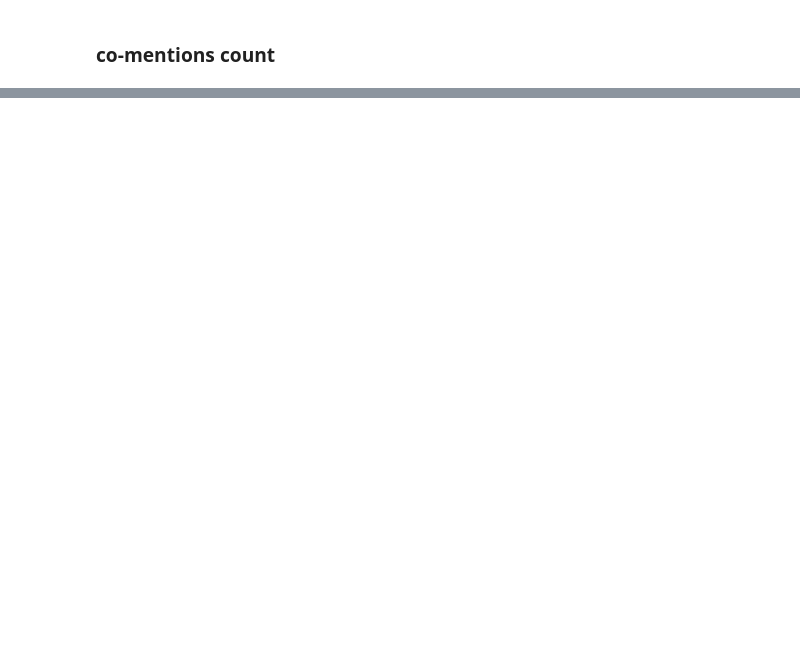
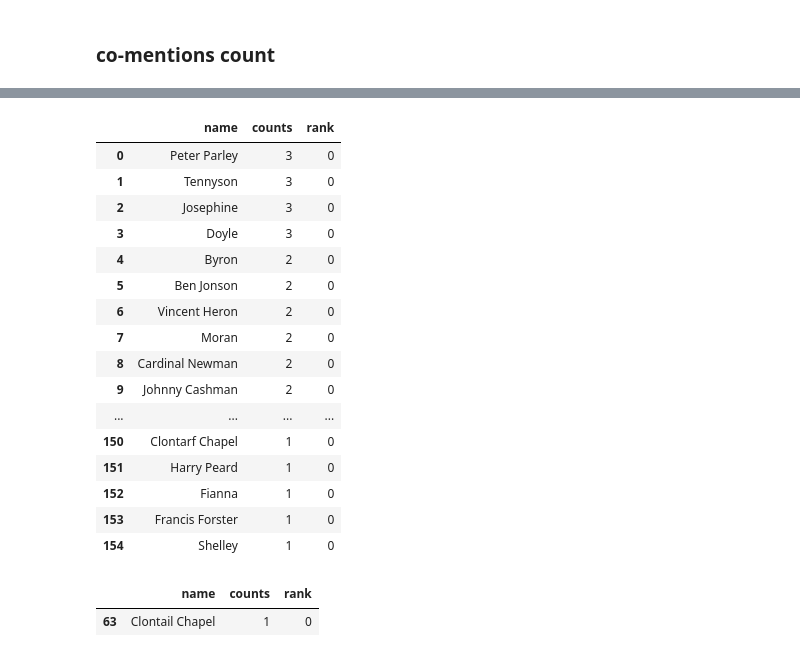
Before and after one commit to encoder-90/IdentricsSolution, a Jupyter notebook: Jupyter Notebook/Notebook Book Assignment.ipynb, the cells around one changed output, grey strips where cells are left out. Saved outputs shown, nothing was run; the diff lists cells and outputs as text; code cells hidden in the pictures; blank space fills up the shorter version.

```diff
--- a/Jupyter Notebook/Notebook Book Assignment.ipynb
+++ b/Jupyter Notebook/Notebook Book Assignment.ipynb
@@ -925,0 +823,26 @@ text[563]
+# %%
+df_rank3_char = df_rank3_char.reset_index(drop=True)
+df_rank3_char
+# %% [output]
+|  | name | counts | rank |
+| 0 | Peter Parley | 3 | 0 |
+| 1 | Tennyson | 3 | 0 |
+| 2 | Josephine | 3 | 0 |
+| 3 | Doyle | 3 | 0 |
+| 4 | Byron | 2 | 0 |
+| 5 | Ben Jonson | 2 | 0 |
+| 6 | Vincent Heron | 2 | 0 |
+| 7 | Moran | 2 | 0 |
+| 8 | Cardinal Newman | 2 | 0 |
+| 9 | Johnny Cashman | 2 | 0 |
+| ... | ... | ... | ... |
+| 150 | Clontarf Chapel | 1 | 0 |
+| 151 | Harry Peard | 1 | 0 |
+| 152 | Fianna | 1 | 0 |
+| 153 | Francis Forster | 1 | 0 |
+| 154 | Shelley | 1 | 0 |
+# %%
+df_rank3_char.iloc[[63]]
+# %% [output]
+|  | name | counts | rank |
+| 63 | Clontail Chapel | 1 | 0 |
```
Also changed, not shown: parts of 94 cells of this notebook, 1 other file.
